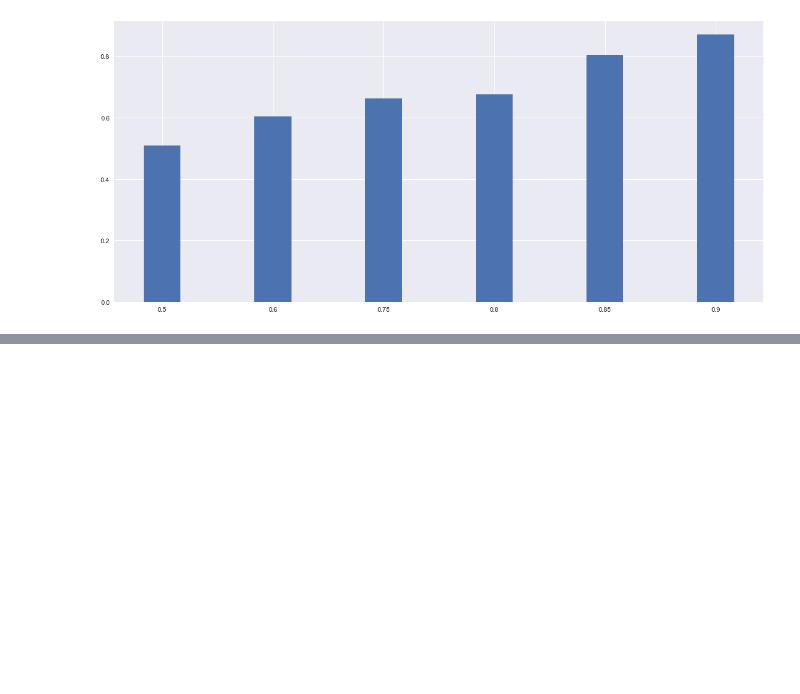
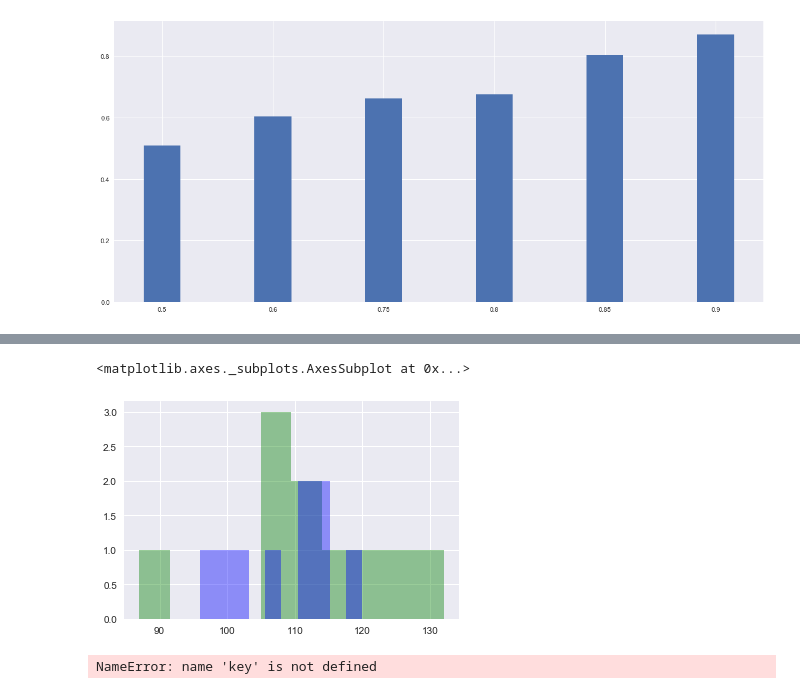
Before and after one commit to laimis/gamepredictions, a Jupyter notebook: train_model.ipynb, the cells around one changed output, grey strips where cells are left out. Saved outputs shown, nothing was run; the diff lists cells and outputs as text; code cells hidden in the pictures; blank space fills up the shorter version.

```diff
--- a/train_model.ipynb
+++ b/train_model.ipynb
@@ -142,0 +163,10 @@ plt.show()
+# %%
+sns.distplot(stats["Philadelphia 76ers"]["scored"], bins=10, kde=False, color="green")
+sns.distplot(stats["Brooklyn Nets"]["scored"], bins=10, kde=False, color="blue")
+# %% [output]
+<matplotlib.axes._subplots.AxesSubplot at 0x...>
+[figure, added]
+# %%
+sns.swarmplot(x=key, y="total_bill", data=teams, color=".25")
+# %% [output]
+NameError: name 'key' is not defined
```
Also changed, not shown: parts of 7 cells of this notebook.
